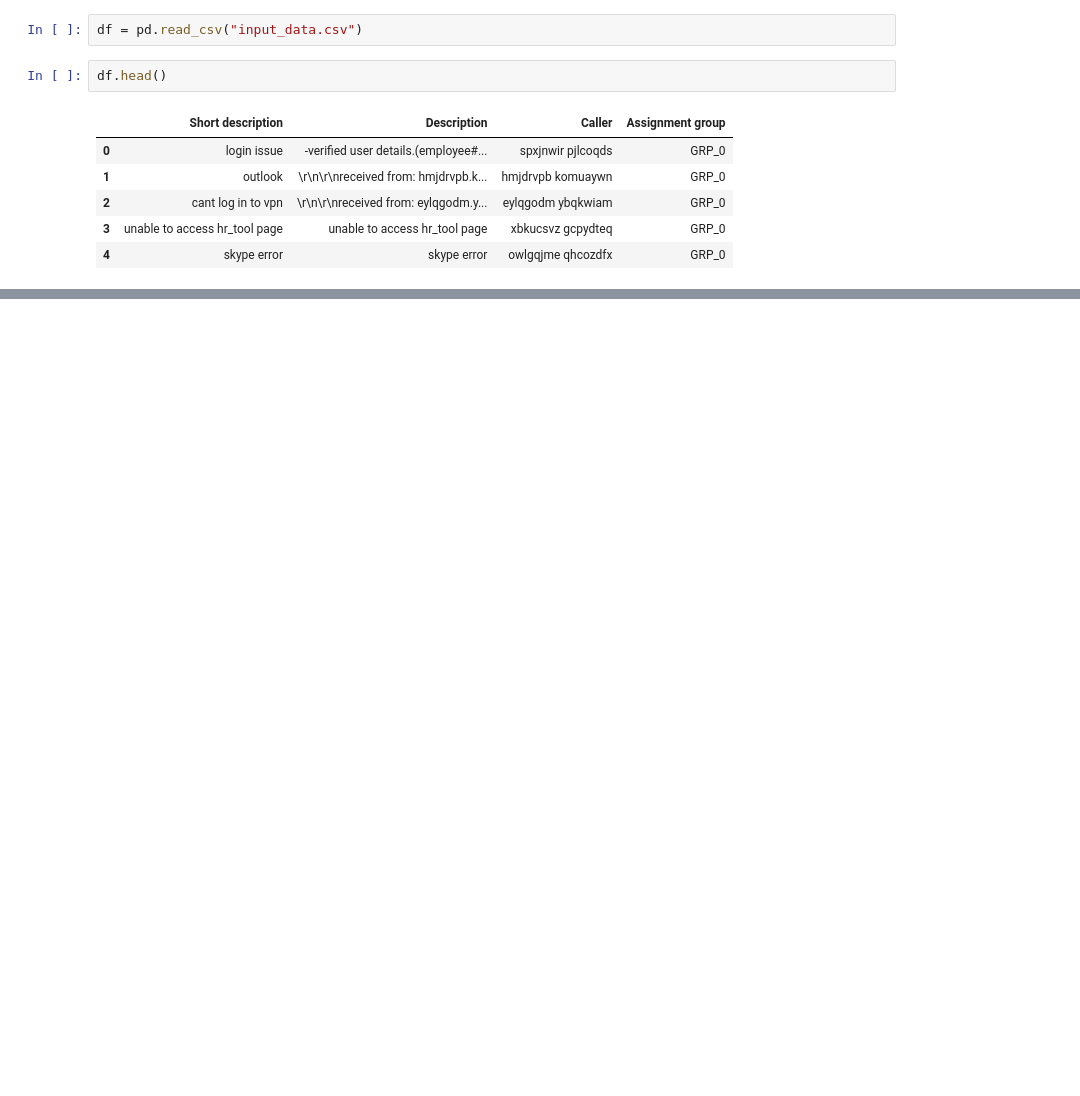
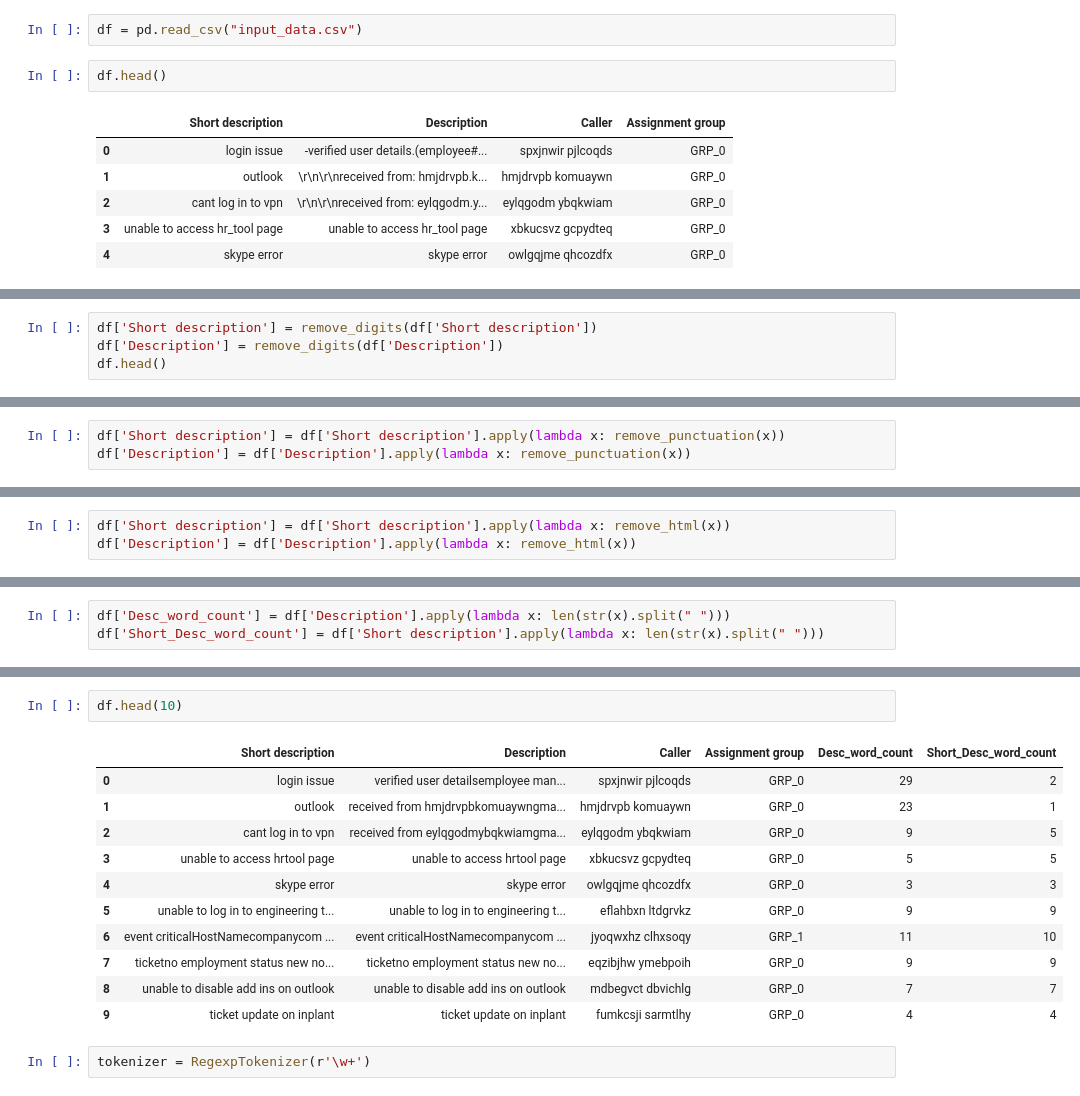
Before and after one commit to ShyamMuralidharan/Automatic-Ticket-Assignment-NLP, a Jupyter notebook: Automatic Ticket Assignment.ipynb, the cells around one changed output, grey strips where cells are left out. Drawn from its saved outputs; the diff is of its cells as text; blank space fills up the shorter version.

```diff
--- a/Automatic Ticket Assignment.ipynb
+++ b/Automatic Ticket Assignment.ipynb
@@ -18,0 +135,4 @@ df.head()
+# %%
+df['Short description'] = remove_digits(df['Short description'])
+df['Description'] = remove_digits(df['Description'])
+df.head()
@@ -18,0 +155,3 @@ df.head()
+# %%
+df['Short description'] = df['Short description'].apply(lambda x: remove_punctuation(x))
+df['Description'] = df['Description'].apply(lambda x: remove_punctuation(x))
@@ -18,0 +177,3 @@ df.head()
+# %%
+df['Short description'] = df['Short description'].apply(lambda x: remove_html(x))
+df['Description'] = df['Description'].apply(lambda x: remove_html(x))
@@ -18,0 +204,3 @@ df.head()
+# %%
+df['Desc_word_count'] = df['Description'].apply(lambda x: len(str(x).split(" ")))
+df['Short_Desc_word_count'] = df['Short description'].apply(lambda x: len(str(x).split(" ")))
@@ -18,0 +217,16 @@ df.head()
+# %%
+df.head(10)
+# %% [output]
+|  | Short description | Description | Caller | Assignment group | Desc_word_count | Short_Desc_word_count |
+| 0 | login issue | verified user detailsemployee man... | spxjnwir pjlcoqds | GRP_0 | 29 | 2 |
+| 1 | outlook | received from hmjdrvpbkomuaywngma... | hmjdrvpb komuaywn | GRP_0 | 23 | 1 |
+| 2 | cant log in to vpn | received from eylqgodmybqkwiamgma... | eylqgodm ybqkwiam | GRP_0 | 9 | 5 |
+| 3 | unable to access hrtool page | unable to access hrtool page | xbkucsvz gcpydteq | GRP_0 | 5 | 5 |
+| 4 | skype error | skype error | owlgqjme qhcozdfx | GRP_0 | 3 | 3 |
+| 5 | unable to log in to engineering t... | unable to log in to engineering t... | eflahbxn ltdgrvkz | GRP_0 | 9 | 9 |
+| 6 | event criticalHostNamecompanycom ... | event criticalHostNamecompanycom ... | jyoqwxhz clhxsoqy | GRP_1 | 11 | 10 |
+| 7 | ticketno employment status new no... | ticketno employment status new no... | eqzibjhw ymebpoih | GRP_0 | 9 | 9 |
+| 8 | unable to disable add ins on outlook | unable to disable add ins on outlook | mdbegvct dbvichlg | GRP_0 | 7 | 7 |
+| 9 | ticket update on inplant | ticket update on inplant | fumkcsji sarmtlhy | GRP_0 | 4 | 4 |
+# %%
+tokenizer = RegexpTokenizer(r'\w+')
```
Also changed, not shown: parts of 31 cells of this notebook.
